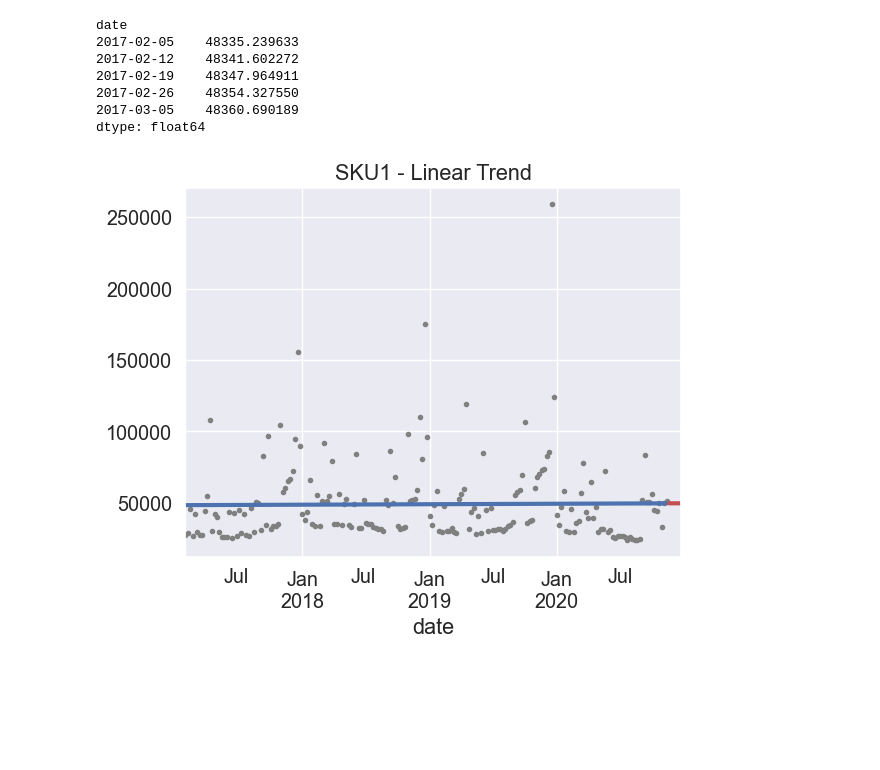
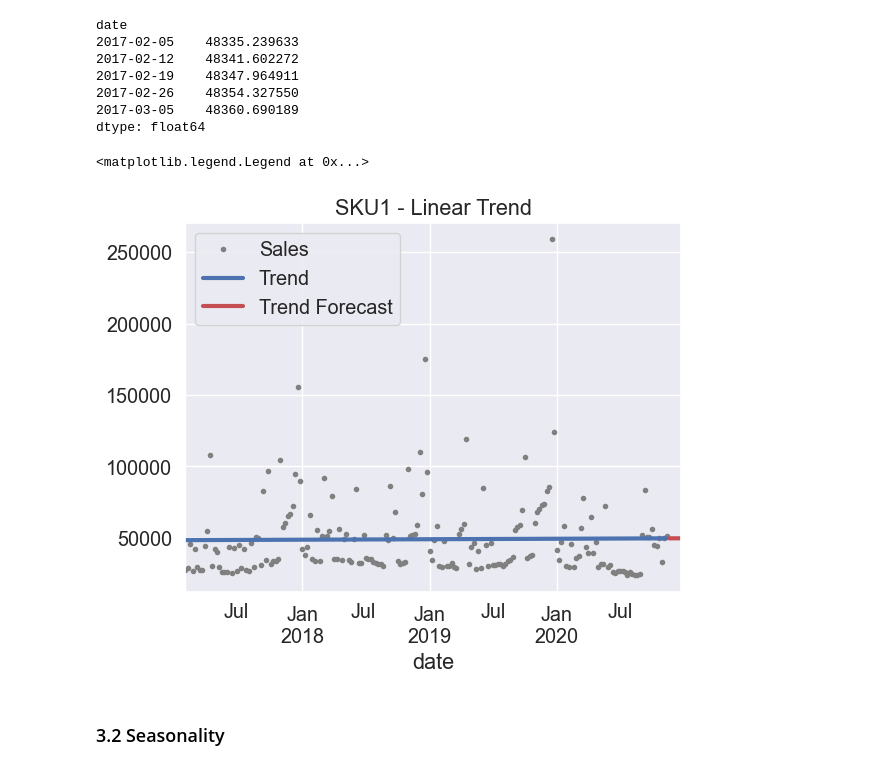
Before and after one commit to keithonpy/bev_retail_forecasting, a Jupyter notebook: retail_forecasting.ipynb, the cells around one changed output. Saved outputs shown, nothing was run; the diff lists cells and outputs as text; code cells hidden in the pictures; blank space fills up the shorter version.

Commit message:
test for trend and seasonality

```diff
--- a/retail_forecasting.ipynb
+++ b/retail_forecasting.ipynb
@@ -278,18 +291,25 @@ date
 2017-03-05    48360.690189
 dtype: float64
 # %%
-import datetime
+# import warnings
+# warnings.filterwarnings("ignore")
+
+
 X = dp.out_of_sample(steps=6)
 d = [datetime.datetime(2020, 11, 22), datetime.datetime(2020, 11, 29),
      datetime.datetime(2020, 12, 6), datetime.datetime(2020, 12, 13),
     datetime.datetime(2020, 12, 20), datetime.datetime(2020, 12, 27)]
 
 y_fore = pd.Series(model.predict(X), index=d)
 
 y_fore.head()
 
 ax = sku1.Sales.plot(style=".", color="0.5", title="SKU1 - Linear Trend")
 y_pred.plot(ax=ax, linewidth=3, label="Trend")
 ax = y_fore.plot(ax=ax, linewidth=3, label="Trend Forecast", color="C3")
+ax.legend()
 # %% [output]
+<matplotlib.legend.Legend at 0x...>
-[figure, old version]
+[figure, new version]
+# %% [markdown]
+### 3.2 Seasonality
```
Also changed, not shown: parts of 14 cells of this notebook.
